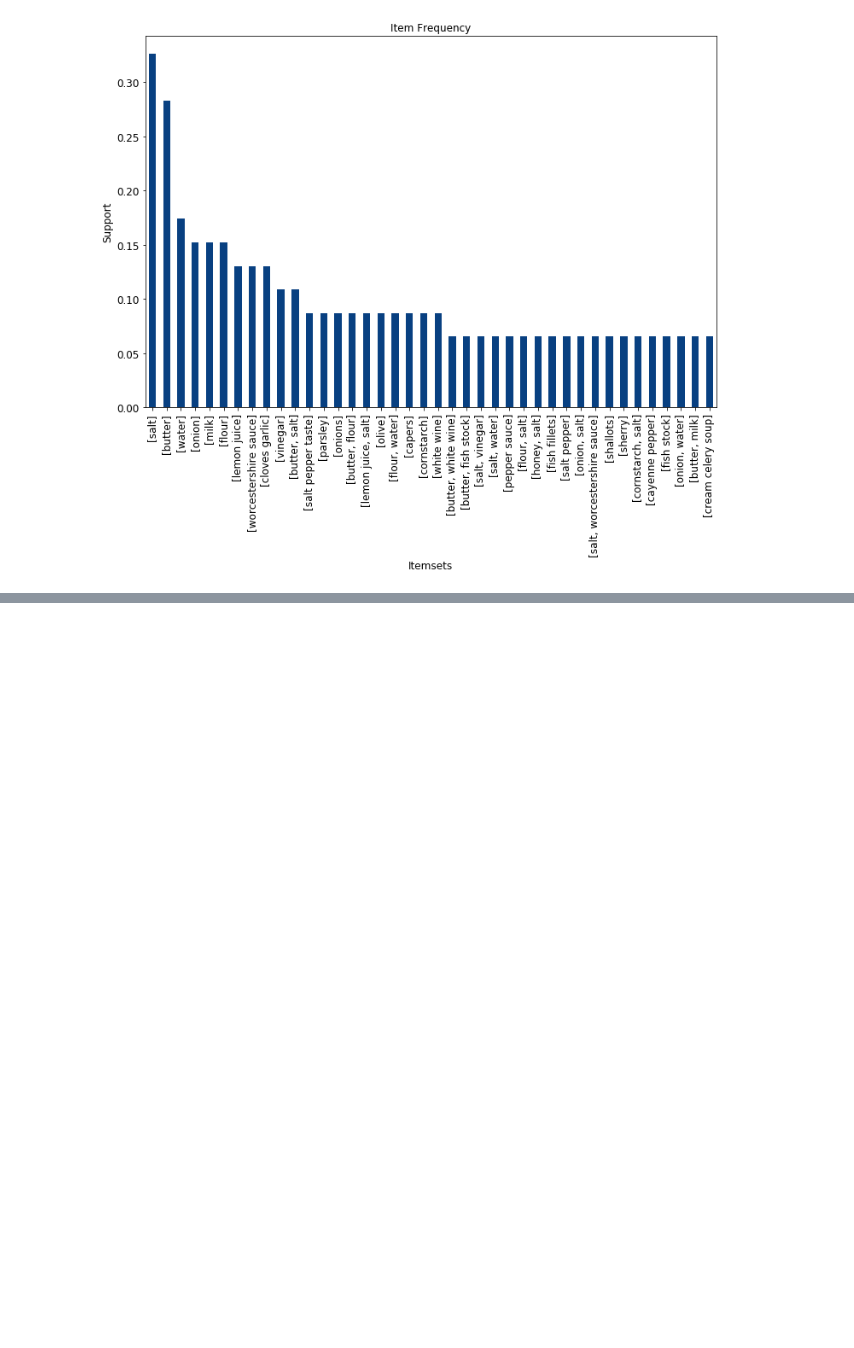
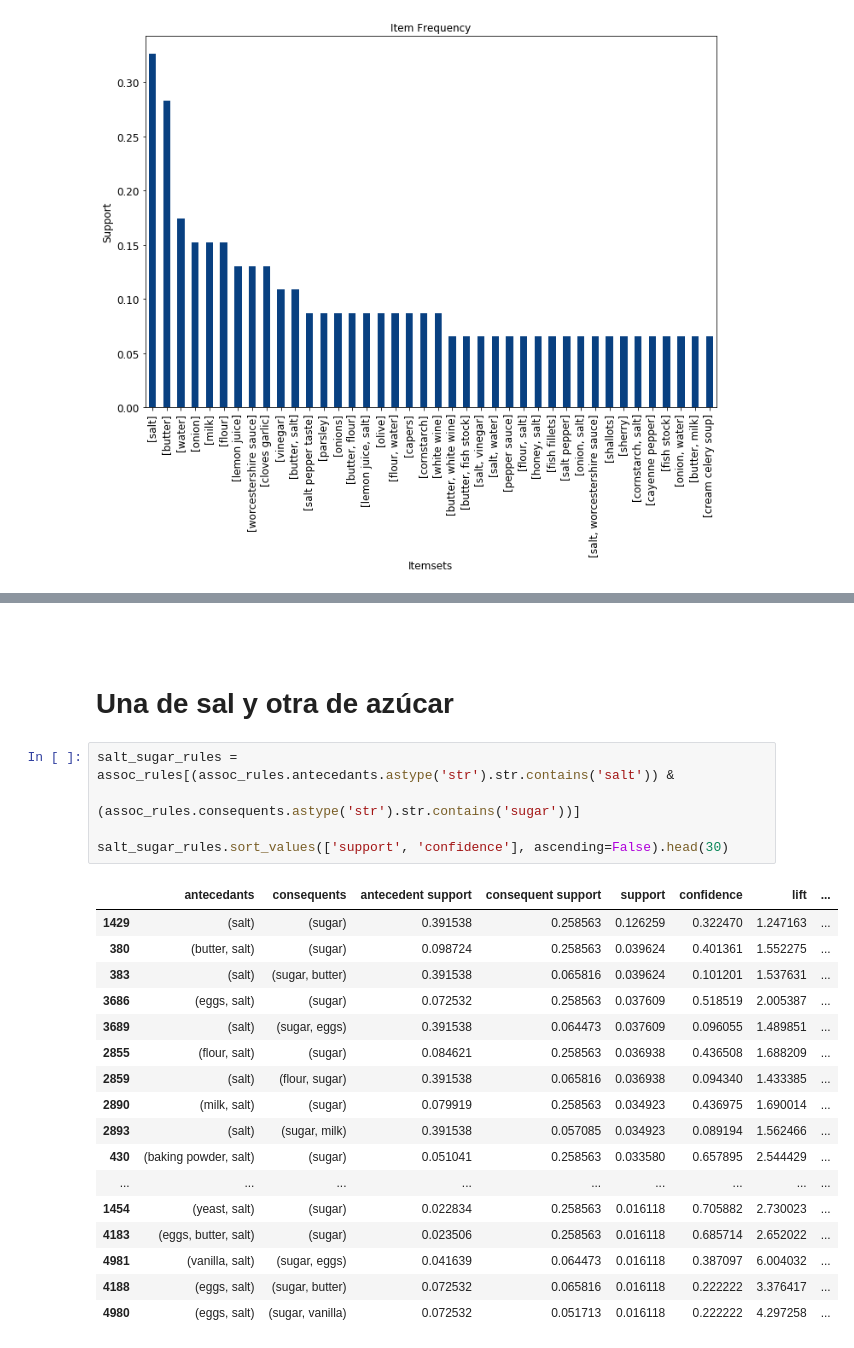
Before and after one commit to JoanMartin/UIB-MasterInBigData, a Jupyter notebook: New-Trend-In-Data-Mining/Association Rules/Recipe Association Rules.ipynb, the cells around one changed output, grey strips where cells are left out. Cells and saved outputs as stored; diff of their text form; blank space fills up the shorter version.

```diff
--- a/New-Trend-In-Data-Mining/Association Rules/Recipe Association Rules.ipynb
+++ b/New-Trend-In-Data-Mining/Association Rules/Recipe Association Rules.ipynb
@@ -314,0 +444,27 @@ fish_rules.sort_values(['support', 'confidence'], ascending=False).head(50)
+# %% [markdown]
+<br>
+# %% [markdown]
+# Una de sal y otra de azúcar
+# %%
+salt_sugar_rules = assoc_rules[(assoc_rules.antecedants.astype('str').str.contains('salt')) &
+                               (assoc_rules.consequents.astype('str').str.contains('sugar'))]
+
+salt_sugar_rules.sort_values(['support', 'confidence'], ascending=False).head(30)
+# %% [output]
+|  | antecedants | consequents | antecedent support | consequent support | support | confidence | lift | ... |
+| 1429 | (salt) | (sugar) | 0.391538 | 0.258563 | 0.126259 | 0.322470 | 1.247163 | ... |
+| 380 | (butter, salt) | (sugar) | 0.098724 | 0.258563 | 0.039624 | 0.401361 | 1.552275 | ... |
+| 383 | (salt) | (sugar, butter) | 0.391538 | 0.065816 | 0.039624 | 0.101201 | 1.537631 | ... |
+| 3686 | (eggs, salt) | (sugar) | 0.072532 | 0.258563 | 0.037609 | 0.518519 | 2.005387 | ... |
+| 3689 | (salt) | (sugar, eggs) | 0.391538 | 0.064473 | 0.037609 | 0.096055 | 1.489851 | ... |
+| 2855 | (flour, salt) | (sugar) | 0.084621 | 0.258563 | 0.036938 | 0.436508 | 1.688209 | ... |
+| 2859 | (salt) | (flour, sugar) | 0.391538 | 0.065816 | 0.036938 | 0.094340 | 1.433385 | ... |
+| 2890 | (milk, salt) | (sugar) | 0.079919 | 0.258563 | 0.034923 | 0.436975 | 1.690014 | ... |
+| 2893 | (salt) | (sugar, milk) | 0.391538 | 0.057085 | 0.034923 | 0.089194 | 1.562466 | ... |
+| 430 | (baking powder, salt) | (sugar) | 0.051041 | 0.258563 | 0.033580 | 0.657895 | 2.544429 | ... |
+| ... | ... | ... | ... | ... | ... | ... | ... | ... |
+| 1454 | (yeast, salt) | (sugar) | 0.022834 | 0.258563 | 0.016118 | 0.705882 | 2.730023 | ... |
+| 4183 | (eggs, butter, salt) | (sugar) | 0.023506 | 0.258563 | 0.016118 | 0.685714 | 2.652022 | ... |
+| 4981 | (vanilla, salt) | (sugar, eggs) | 0.041639 | 0.064473 | 0.016118 | 0.387097 | 6.004032 | ... |
+| 4188 | (eggs, salt) | (sugar, butter) | 0.072532 | 0.065816 | 0.016118 | 0.222222 | 3.376417 | ... |
+| 4980 | (eggs, salt) | (sugar, vanilla) | 0.072532 | 0.051713 | 0.016118 | 0.222222 | 4.297258 | ... |
```
Also changed, not shown: parts of 50 cells of this notebook, 3 other files.
